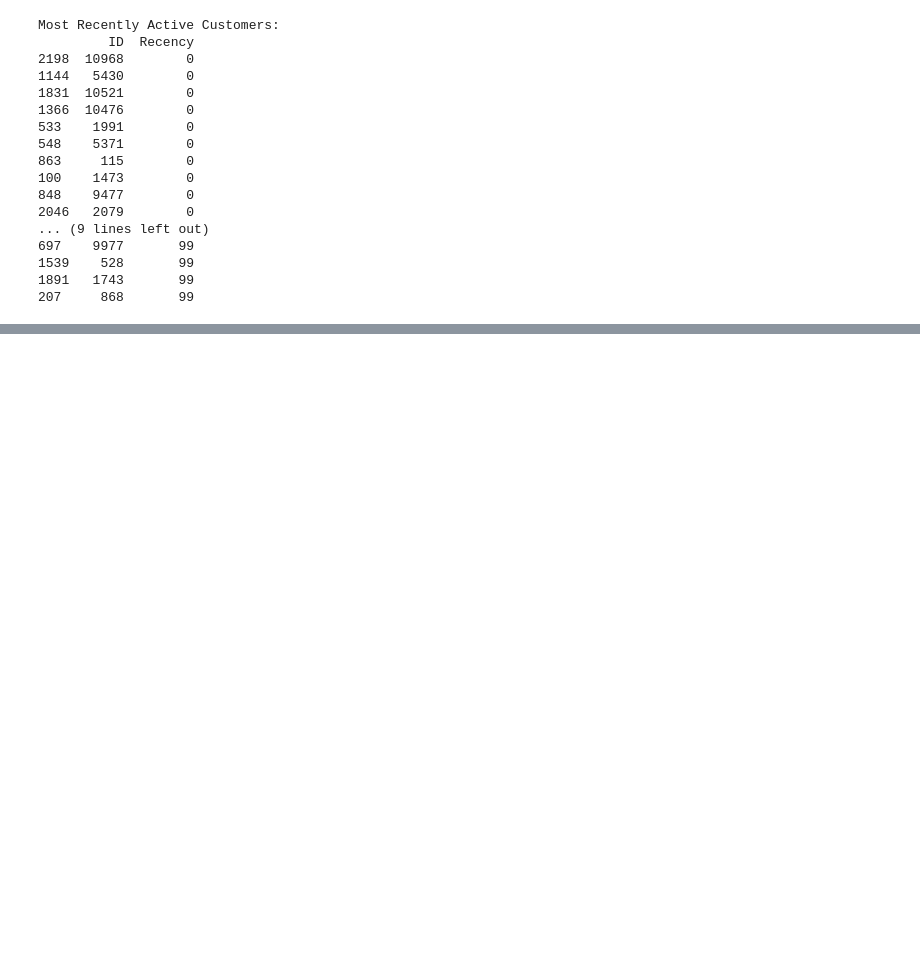
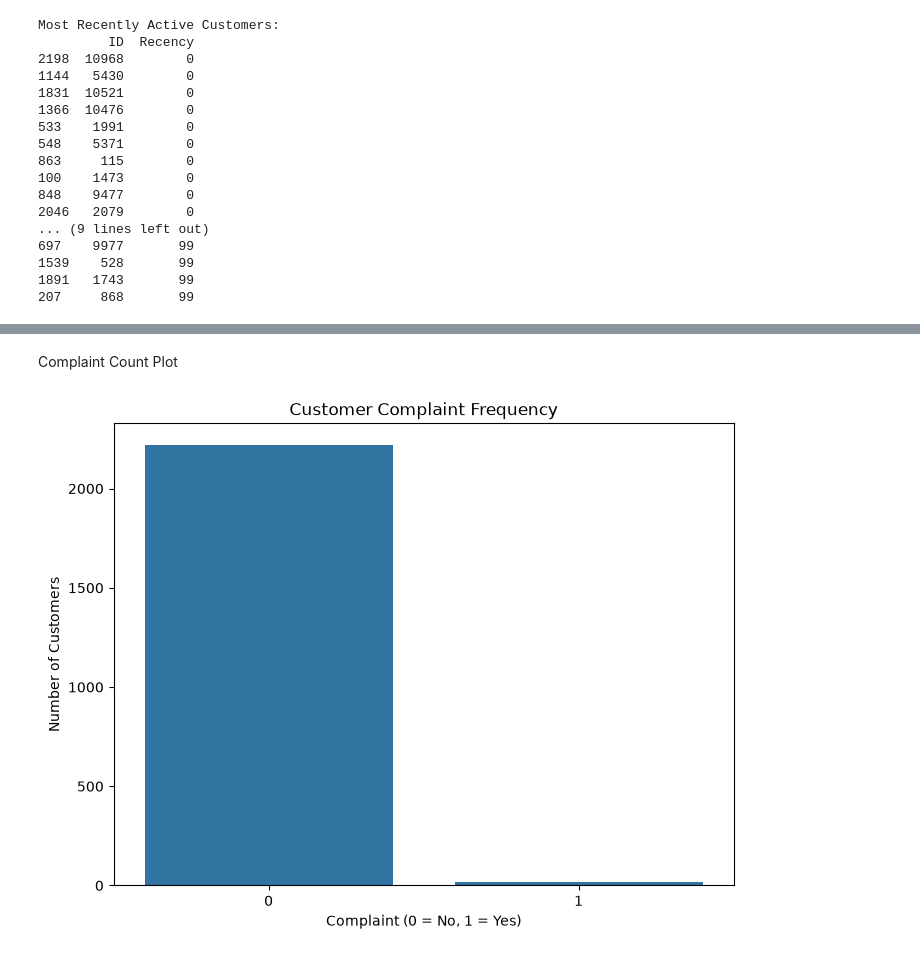
Before and after one commit to areej-fatima9/Customer-Personality-Analysis, a Jupyter notebook: 07_EDA/EDA_Customer_Personality_Analysis.ipynb, the cells around one changed output, grey strips where cells are left out. Cells and saved outputs as stored; diff of their text form; code cells hidden in the pictures; blank space fills up the shorter version.

```diff
--- a/07_EDA/EDA_Customer_Personality_Analysis.ipynb
+++ b/07_EDA/EDA_Customer_Personality_Analysis.ipynb
@@ -1276,0 +1456,13 @@ Most Recently Active Customers:
+# %%
+campaign_cols_only = [
+    "AcceptedCmp1",
+    "AcceptedCmp2",
+    "AcceptedCmp3",
+    "AcceptedCmp4",
+    "AcceptedCmp5"
+]
+
+df["Total_Campaign_Acceptances"] = df[campaign_cols_only].sum(axis=1)
+
+print("Total Campaign Acceptances per Customer:")
+print(df["Total_Campaign_Acceptances"].value_counts().sort_index())
@@ -1276,0 +1628,15 @@ Most Recently Active Customers:
+# %%
+df["Income_Group"] = pd.qcut(
+    df["Income"],
+    q=4,
+    labels=["Low Income", "Lower-Middle Income", "Upper-Middle Income", "High Income"]
+)
+
+complaint_by_income = pd.crosstab(
+    df["Income_Group"],
+    df["Complain"],
+    normalize="index"
+).mul(100).round(2)
+
+print("Complaint Percentage by Income Group:")
+print(complaint_by_income)
@@ -1276,0 +1651,16 @@ Most Recently Active Customers:
+# %% [markdown]
+Complaint Count Plot
+# %%
+plt.figure(figsize=(8, 6))
+
+sns.countplot(
+    data=df,
+    x="Complain"
+)
+
+plt.title("Customer Complaint Frequency")
+plt.xlabel("Complaint (0 = No, 1 = Yes)")
+plt.ylabel("Number of Customers")
+plt.show()
+# %% [output]
+[figure, added]
```
Also changed, not shown: parts of 130 cells of this notebook.
